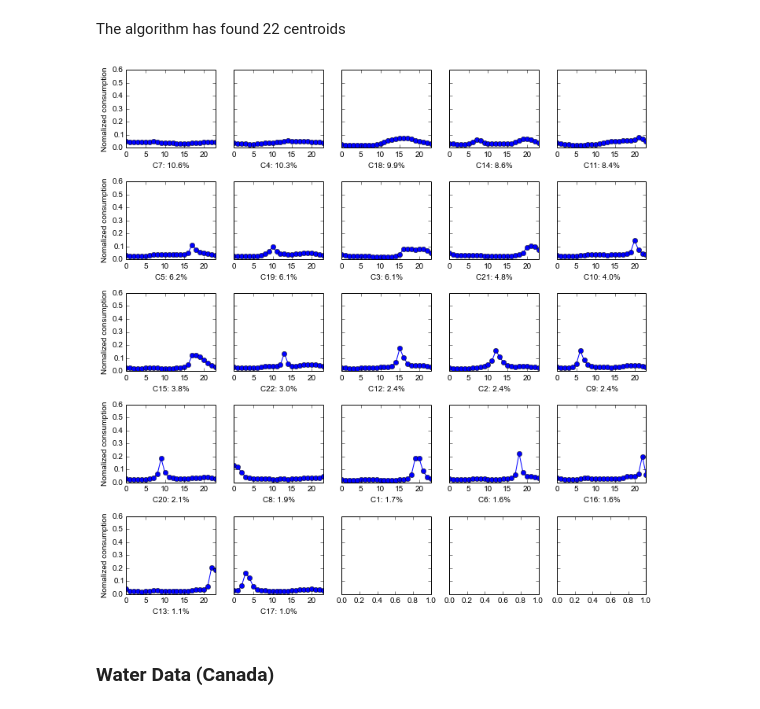
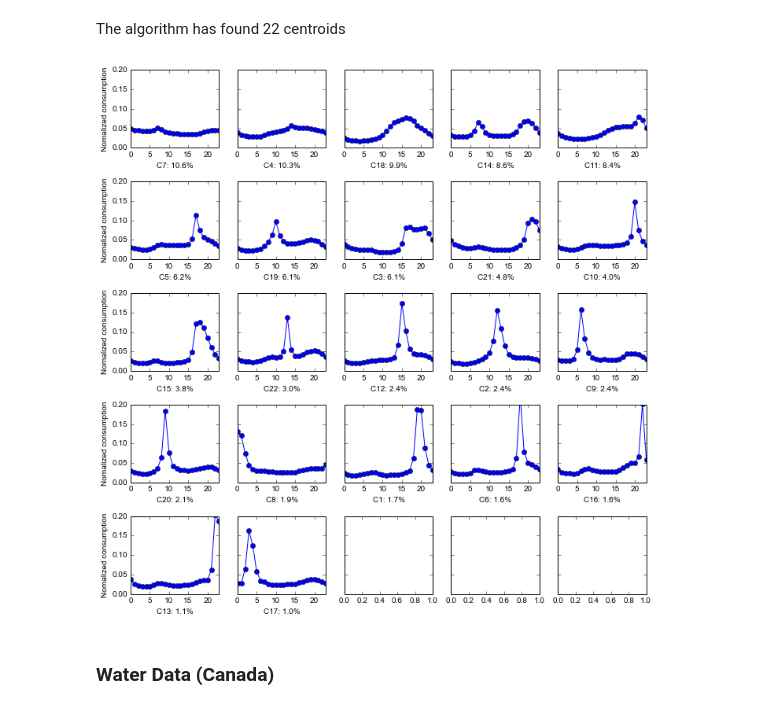
Before and after one commit to xiufengliu/SmartMeterDataAnalytics, a Jupyter notebook: experiments/clustering/Figures.ipynb, the cells around one changed output. Drawn from its saved outputs; the diff is of its cells as text; code cells hidden in the pictures.

```diff
--- a/experiments/clustering/Figures.ipynb
+++ b/experiments/clustering/Figures.ipynb
@@ -243,9 +249,9 @@ plot_centroids("irish_centroid.csv", 4, 4, 0.3)
 # %% [markdown]
 The algorithm has found 22 centroids
 # %%
-plot_centroids("dataport_centroid.csv", 5, 5, 0.6)
+plot_centroids("dataport_centroid.csv", 5, 5, 0.2)
 # %% [output]
-[figure, old version]
+[figure, new version]
 # %%
 #plot_entropy('dataport_entropy.csv')
 # %% [markdown]
```
Also changed, not shown: parts of 4 cells of this notebook.
